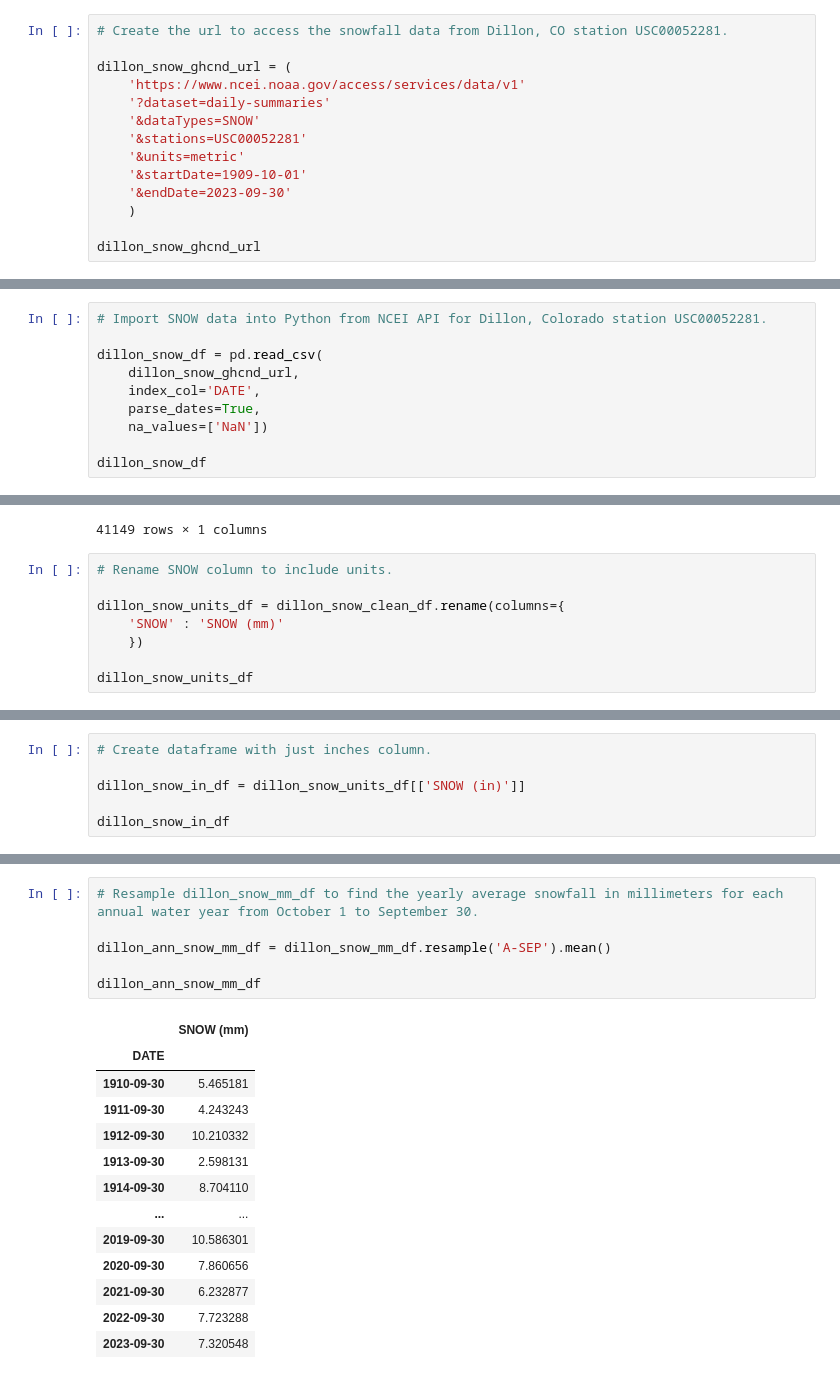
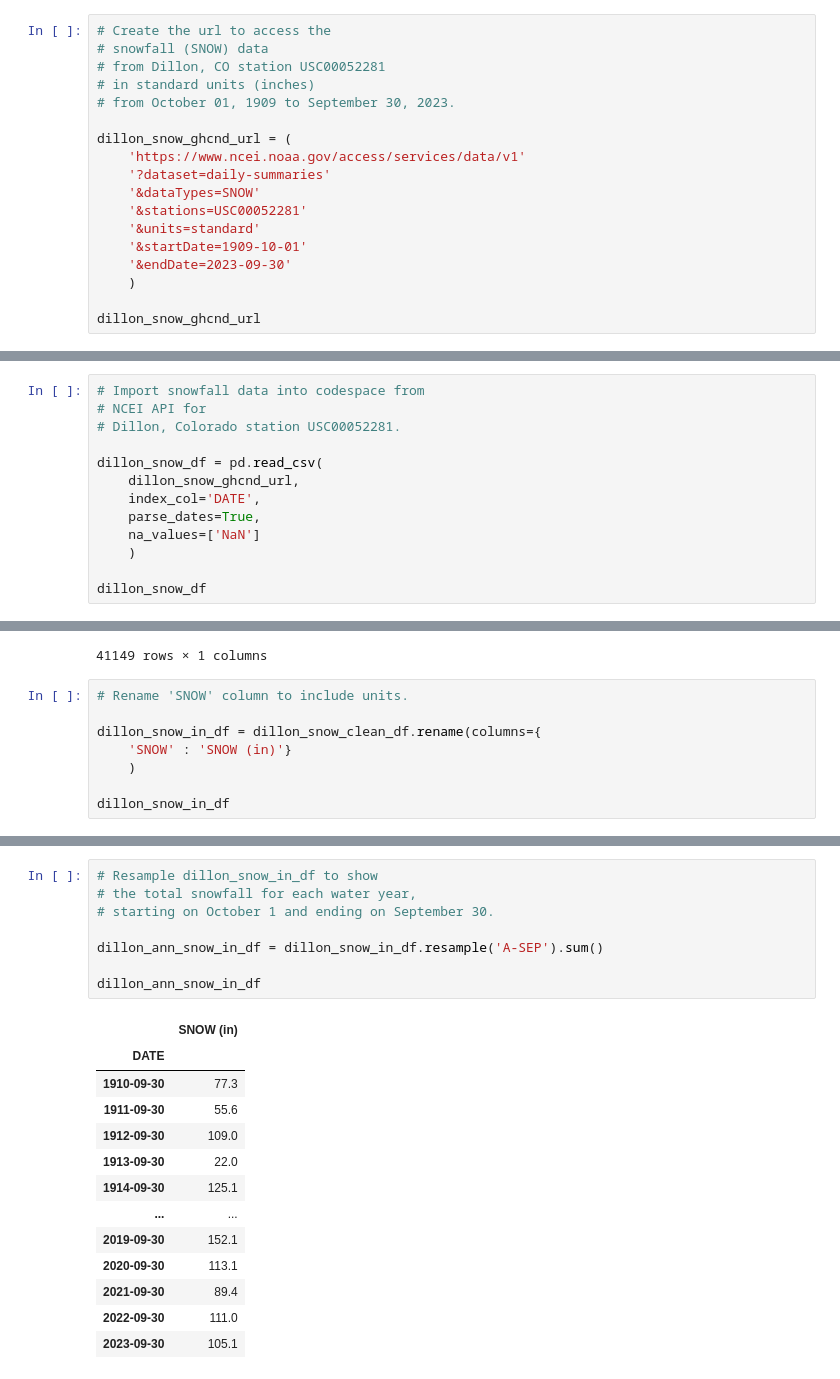
Before and after one commit to earthlab-education/climate-coding-challenge-hanried, a Jupyter notebook: 08_climate_coding_challenge_dillon_colorado_portfolio.ipynb, the cells around one changed output, grey strips where cells are left out. Saved outputs shown, nothing was run; the diff lists cells and outputs as text.

```diff
--- a/08_climate_coding_challenge_dillon_colorado_portfolio.ipynb
+++ b/08_climate_coding_challenge_dillon_colorado_portfolio.ipynb
@@ -34,12 +40,16 @@ from sklearn.linear_model import LinearRegression
 # %%
-# Create the url to access the snowfall data from Dillon, CO station USC00052281.
+# Create the url to access the
+# snowfall (SNOW) data
+# from Dillon, CO station USC00052281
+# in standard units (inches)
+# from October 01, 1909 to September 30, 2023.
 
 dillon_snow_ghcnd_url = (
     'https://www.ncei.noaa.gov/access/services/data/v1'
     '?dataset=daily-summaries'
     '&dataTypes=SNOW'
     '&stations=USC00052281'
-    '&units=metric'
+    '&units=standard'
     '&startDate=1909-10-01'
     '&endDate=2023-09-30'
     )
@@ -50,11 +60,14 @@ dillon_snow_ghcnd_url
 # %%
-# Import SNOW data into Python from NCEI API for Dillon, Colorado station USC00052281.
+# Import snowfall data into codespace from
+# NCEI API for
+# Dillon, Colorado station USC00052281.
 
 dillon_snow_df = pd.read_csv(
     dillon_snow_ghcnd_url,
     index_col='DATE',
     parse_dates=True,
-    na_values=['NaN'])
+    na_values=['NaN']
+    )
 
 dillon_snow_df
 # %% [output]
@@ -94,11 +109,11 @@ dillon_snow_clean_df
 | 2023-09-30 | 0.0 |
 41149 rows × 1 columns
 # %%
-# Rename SNOW column to include units.
+# Rename 'SNOW' column to include units.
 
-dillon_snow_units_df = dillon_snow_clean_df.rename(columns={
-    'SNOW' : 'SNOW (mm)'
-    })
+dillon_snow_in_df = dillon_snow_clean_df.rename(columns={
+    'SNOW' : 'SNOW (in)'}
+    )
 
-dillon_snow_units_df
+dillon_snow_in_df
 # %% [output]
@@ -140,6 +133,0 @@ dillon_snow_units_df
-# %%
-# Create dataframe with just inches column.
-
-dillon_snow_in_df = dillon_snow_units_df[['SNOW (in)']]
-
-dillon_snow_in_df
@@ -210,22 +152,24 @@ dillon_snow_in_df.plot(
 # %%
-# Resample dillon_snow_mm_df to find the yearly average snowfall in millimeters for each annual water year from October 1 to September 30.
+# Resample dillon_snow_in_df to show
+# the total snowfall for each water year,
+# starting on October 1 and ending on September 30.
 
-dillon_ann_snow_mm_df = dillon_snow_mm_df.resample('A-SEP').mean()
+dillon_ann_snow_in_df = dillon_snow_in_df.resample('A-SEP').sum()
 
-dillon_ann_snow_mm_df
+dillon_ann_snow_in_df
 # %% [output]
-|  | SNOW (mm) |
+|  | SNOW (in) |
 | DATE |  |
-| 1910-09-30 | 5.465181 |
-| 1911-09-30 | 4.243243 |
-| 1912-09-30 | 10.210332 |
-| 1913-09-30 | 2.598131 |
-| 1914-09-30 | 8.704110 |
+| 1910-09-30 | 77.3 |
+| 1911-09-30 | 55.6 |
+| 1912-09-30 | 109.0 |
+| 1913-09-30 | 22.0 |
+| 1914-09-30 | 125.1 |
 | ... | ... |
-| 2019-09-30 | 10.586301 |
-| 2020-09-30 | 7.860656 |
-| 2021-09-30 | 6.232877 |
-| 2022-09-30 | 7.723288 |
-| 2023-09-30 | 7.320548 |
+| 2019-09-30 | 152.1 |
+| 2020-09-30 | 113.1 |
+| 2021-09-30 | 89.4 |
+| 2022-09-30 | 111.0 |
+| 2023-09-30 | 105.1 |
 114 rows × 1 columns
 # %%
```
Also changed, not shown: parts of 21 cells of this notebook, 3 other files.
